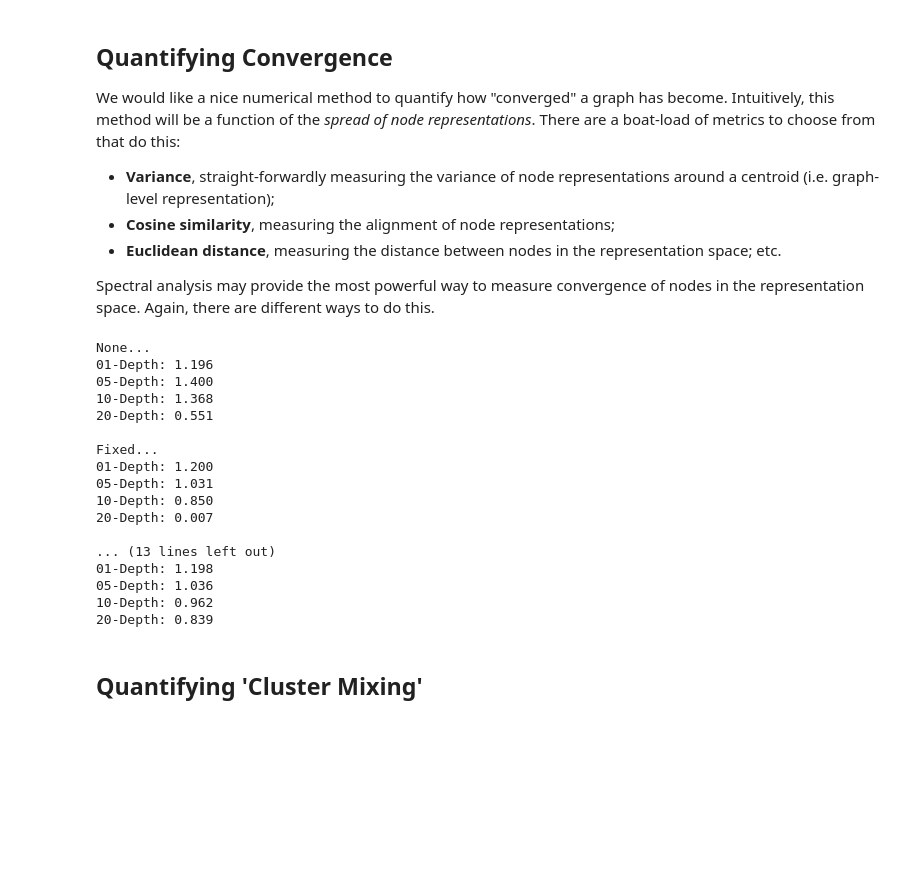
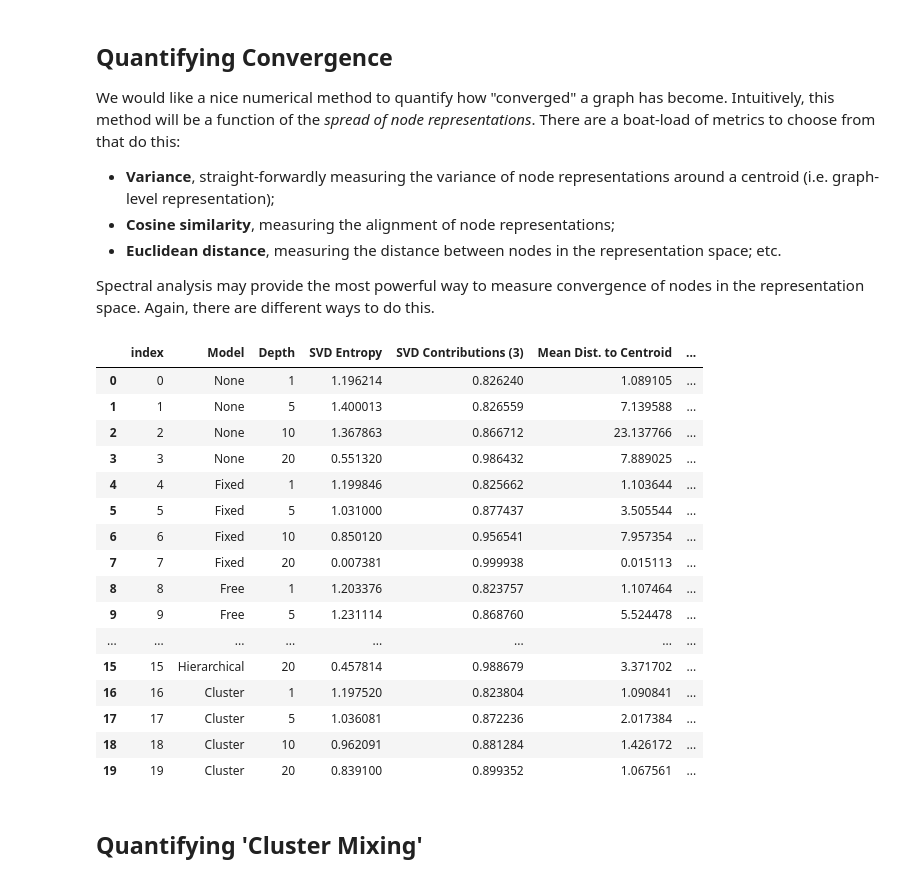
Before and after one commit to BenPrie/semantic-oversmoothing, a Jupyter notebook: convergence.ipynb, the cells around one changed output. Drawn from its saved outputs; the diff is of its cells as text; code cells hidden in the pictures; blank space fills up the shorter version.

```diff
--- a/convergence.ipynb
+++ b/convergence.ipynb
@@ -268,50 +298,44 @@ def compute_svd_entropy_of_embeddings(embeddings: np.ndarray) -> float:
 # %%
-print('None...')
-for model in none_models:
-    embeddings = produce_embeddings(model, dataset.data, dataset.data.val_mask)
-    svd_entropy = compute_svd_entropy_of_embeddings(embeddings)
-    print(f'{model.n_layers:02d}-Depth: {svd_entropy:.3f}')
+def get_stats(*stat_tuples) -> pd.DataFrame:
+    all_models = {'None': none_models, 'Fixed': fixed_models, 'Free': free_models, 'Hierarchical': hierarchical_models, 'Cluster': cluster_models}
 
-print('\nFixed...')
-for model in fixed_models:
-    embeddings = produce_embeddings(model, dataset.data, dataset.data.val_mask)
-    svd_entropy = compute_svd_entropy_of_embeddings(embeddings)
-    print(f'{model.n_layers:02d}-Depth: {svd_entropy:.3f}')
+    stats_df = pd.DataFrame(columns=['Model', 'Depth'] + [stat[1] for stat in stat_tuples])
 
-print('\nFree...')
-for model in free_models:
-    embeddings = produce_embeddings(model, dataset.data, dataset.data.val_mask)
-    svd_entropy = compute_svd_entropy_of_embeddings(embeddings)
-    print(f'{model.n_layers:02d}-Depth: {svd_entropy:.3f}')
+    for model_title, model_list in all_models.items():
+        for model in model_list:
+            embeddings = produce_embeddings(model, dataset.data, dataset.data.val_mask)
 
-print('\nHierarchical...')
-for model in hierarchical_models:
-    embeddings = produce_embeddings(model, dataset.data, dataset.data.val_mask)
-    svd_entropy = compute_svd_entropy_of_embeddings(embeddings)
-    print(f'{model.n_layers:02d}-Depth: {svd_entropy:.3f}')
+            row = {'Model': model_title, 'Depth': model.n_layers}
+            for stat_fn, stat_title in stat_tuples:
+                row[stat_title] = stat_fn(embeddings)
 
-print('\nCluster...')
-for model in cluster_models:
-    embeddings = produce_embeddings(model, dataset.data, dataset.data.val_mask)
-    svd_entropy = compute_svd_entropy_of_embeddings(embeddings)
-    print(f'{model.n_layers:02d}-Depth: {svd_entropy:.3f}')
+            stats_df = pd.concat([stats_df, pd.DataFrame([row])], ignore_index=True)
+
+    return stats_df.reset_index()
+
+get_stats(
+    (compute_svd_entropy, 'SVD Entropy'),
+    (lambda xs: compute_svd_contributions(xs, 3), 'SVD Contributions (3)'),
+    (compute_mean_spread, 'Mean Dist. to Centroid'),
+    (compute_std_spread, 'Std. Dist. to Centroid')
+)
 # %% [output]
-None...
-01-Depth: 1.196
-05-Depth: 1.400
-10-Depth: 1.368
-20-Depth: 0.551
-
-Fixed...
-01-Depth: 1.200
-05-Depth: 1.031
-10-Depth: 0.850
-20-Depth: 0.007
-
-... (13 lines left out)
-01-Depth: 1.198
-05-Depth: 1.036
-10-Depth: 0.962
-20-Depth: 0.839
+|  | index | Model | Depth | SVD Entropy | SVD Contributions (3) | Mean Dist. to Centroid | ... |
+| 0 | 0 | None | 1 | 1.196214 | 0.826240 | 1.089105 | ... |
+| 1 | 1 | None | 5 | 1.400013 | 0.826559 | 7.139588 | ... |
+| 2 | 2 | None | 10 | 1.367863 | 0.866712 | 23.137766 | ... |
+| 3 | 3 | None | 20 | 0.551320 | 0.986432 | 7.889025 | ... |
+| 4 | 4 | Fixed | 1 | 1.199846 | 0.825662 | 1.103644 | ... |
+| 5 | 5 | Fixed | 5 | 1.031000 | 0.877437 | 3.505544 | ... |
+| 6 | 6 | Fixed | 10 | 0.850120 | 0.956541 | 7.957354 | ... |
+| 7 | 7 | Fixed | 20 | 0.007381 | 0.999938 | 0.015113 | ... |
+| 8 | 8 | Free | 1 | 1.203376 | 0.823757 | 1.107464 | ... |
+| 9 | 9 | Free | 5 | 1.231114 | 0.868760 | 5.524478 | ... |
+| ... | ... | ... | ... | ... | ... | ... | ... |
+| 15 | 15 | Hierarchical | 20 | 0.457814 | 0.988679 | 3.371702 | ... |
+| 16 | 16 | Cluster | 1 | 1.197520 | 0.823804 | 1.090841 | ... |
+| 17 | 17 | Cluster | 5 | 1.036081 | 0.872236 | 2.017384 | ... |
+| 18 | 18 | Cluster | 10 | 0.962091 | 0.881284 | 1.426172 | ... |
+| 19 | 19 | Cluster | 20 | 0.839100 | 0.899352 | 1.067561 | ... |
 # %% [markdown]
 ## Quantifying 'Cluster Mixing'
```
Also changed, not shown: parts of 2 cells of this notebook.
